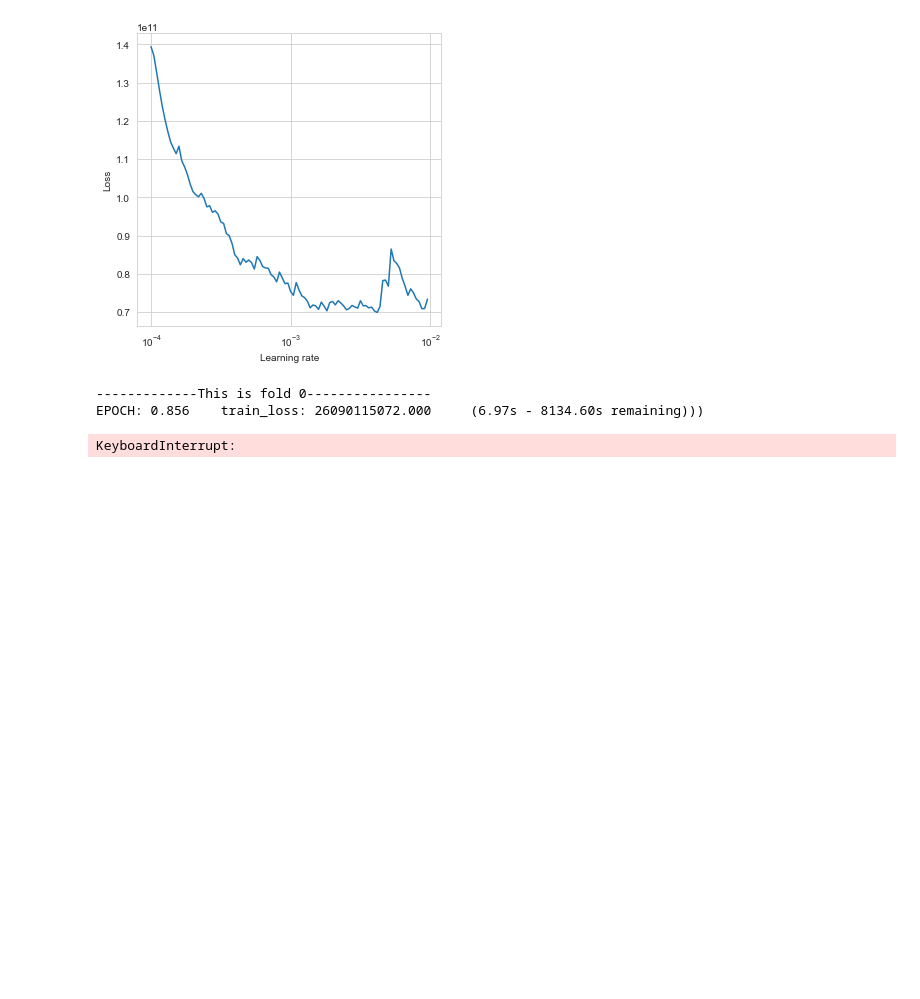
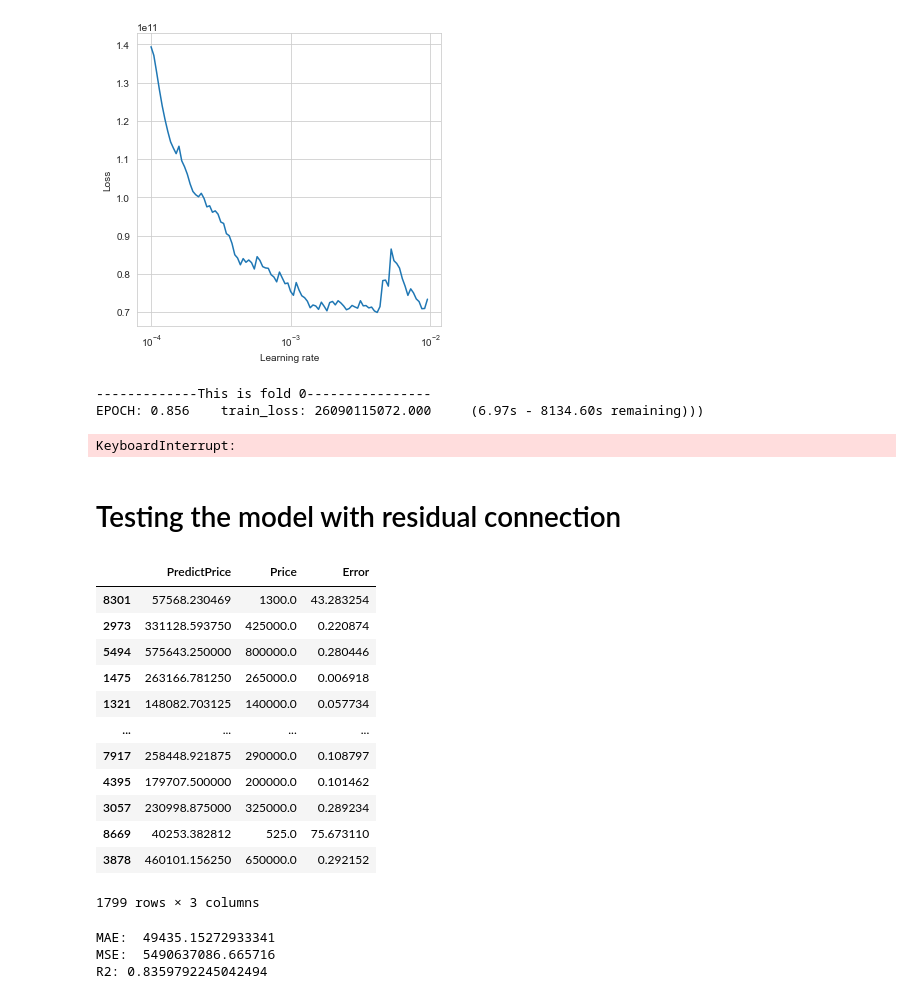
Before and after one commit to luowx0905/Individual-Project, a Jupyter notebook: sell property/build_model/complex_model_price.ipynb, the cells around one changed output. Cells and saved outputs as stored; diff of their text form; code cells hidden in the pictures; blank space fills up the shorter version.

Commit message:
Update residual connection

```diff
--- a/sell property/build_model/complex_model_price.ipynb
+++ b/sell property/build_model/complex_model_price.ipynb
@@ -184,3 +188,53 @@ for fold, (train_id, val_id) in enumerate(kfold.split(x_train.index)):
 -------------This is fold 0----------------
 EPOCH: 0.856    train_loss: 26090115072.000     (6.97s - 8134.60s remaining)))
 KeyboardInterrupt:
+# %% [markdown]
+# Testing the model with residual connection
+# %%
+filename = "models/all_resnet_full_epoch_1000_fold_0.pth"
+
+model = torch.load(filename, map_location=torch.device("cpu"))
+model.eval()
+
+prices = []
+for i in range(len(x_test)):
+    feature = torch.tensor((x_test.iloc[i])).float()[None, :]
+    pred_price = model(feature)
+    prices.append(pred_price.detach().item())
+
+pred = pd.DataFrame({"PredictPrice": prices, "Price": y_test["Price / Rent"]})
+# %%
+error = []
+for i in range(len(pred)):
+    truth = pred["Price"].iloc[i]
+    predict = pred["PredictPrice"].iloc[i]
+    error.append(abs(truth - predict) / truth)
+
+avg_error = sum(error) / len(error)
+error = pd.DataFrame({"Error": error})
+error = error.rename(index={i: j for i, j in zip(error.index, pred.index)})
+pred = pd.concat([pred, error], axis=1)
+# %%
+pred
+# %% [output]
+|  | PredictPrice | Price | Error |
+| 8301 | 57568.230469 | 1300.0 | 43.283254 |
+| 2973 | 331128.593750 | 425000.0 | 0.220874 |
+| 5494 | 575643.250000 | 800000.0 | 0.280446 |
+| 1475 | 263166.781250 | 265000.0 | 0.006918 |
+| 1321 | 148082.703125 | 140000.0 | 0.057734 |
+| ... | ... | ... | ... |
+| 7917 | 258448.921875 | 290000.0 | 0.108797 |
+| 4395 | 179707.500000 | 200000.0 | 0.101462 |
+| 3057 | 230998.875000 | 325000.0 | 0.289234 |
+| 8669 | 40253.382812 | 525.0 | 75.673110 |
+| 3878 | 460101.156250 | 650000.0 | 0.292152 |
+1799 rows × 3 columns
+# %%
+print("MAE: ", mean_absolute_error(y_test["Price / Rent"], prices))
+print("MSE: ", mean_squared_error(y_test["Price / Rent"], prices))
+print("R2:", r2_score(y_test["Price / Rent"], prices))
+# %% [output]
+MAE:  49435.15272933341
+MSE:  5490637086.665716
+R2: 0.8359792245042494
```
Also changed, not shown: parts of 2 cells of this notebook.
